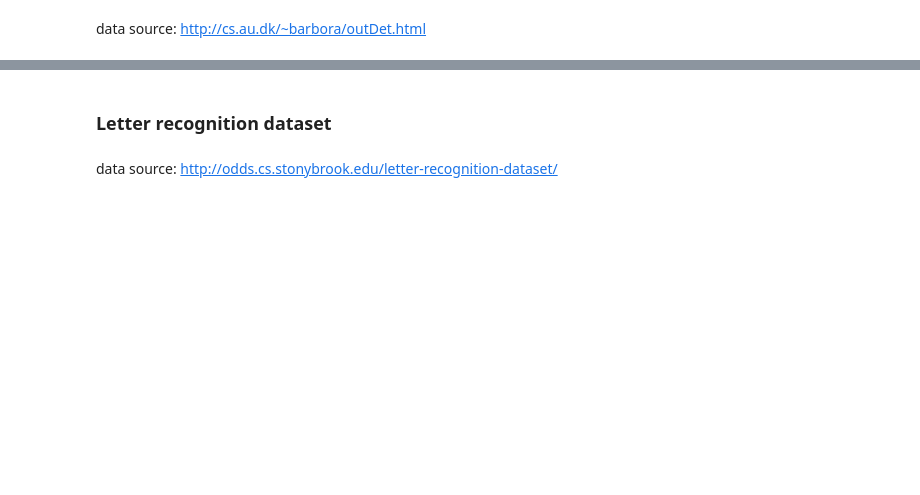
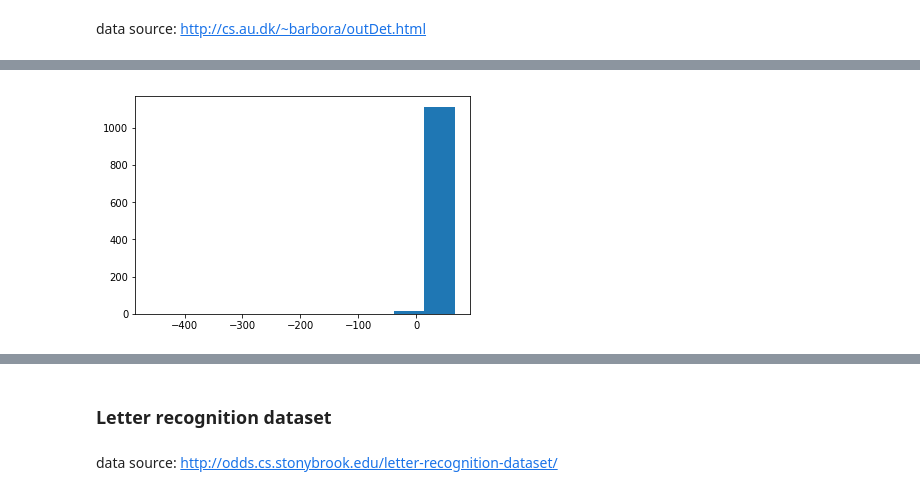
Before and after one commit to AntoineG92/Anomaly-detection-One-Class-SVM, a Jupyter notebook: OSVM_simulations_kernels.ipynb, the cells around one changed output, grey strips where cells are left out. Cells and saved outputs as stored; diff of their text form; code cells hidden in the pictures; blank space fills up the shorter version.

```diff
--- a/OSVM_simulations_kernels.ipynb
+++ b/OSVM_simulations_kernels.ipynb
@@ -494,0 +511,26 @@ avg / total       0.90      0.86      0.88       103
+# %%
+#cross validation
+def cross_val_kmeans(X_train,X_test,y_test):
+    thres_list = np.arange(25,100,1)
+    false_pos = []
+    for thres in thres_list:
+        kmeans = OkMeans(X_train)
+        kmeans.fit(thres,k=1)
+        y_pred_base = kmeans.predict(X_test)
+        y_pred = np.sign(y_pred_base)
+        conf = confusion_matrix(y_test,y_pred)
+        false_pos.append( np.round(conf[1][0]/np.sum(conf[0][0]+conf[1][0]),2) )
+    i_best = np.argmin(false_pos)
+    return thres_list[i_best]
+# %%
+thres_val = cross_val_kmeans(X_train,X_test,y_test)
+# %%
+kmeans = OkMeans(X_train)
+kmeans.fit(thres_val,k=1)
+y_pred_base = kmeans.predict(X_test)
+y_pred = np.sign(y_pred_base)
+# %%
+plt.hist(y_pred_base)
+plt.show()
+# %% [output]
+[figure, added]
```
Also changed, not shown: parts of 35 cells of this notebook, 1 other file.
